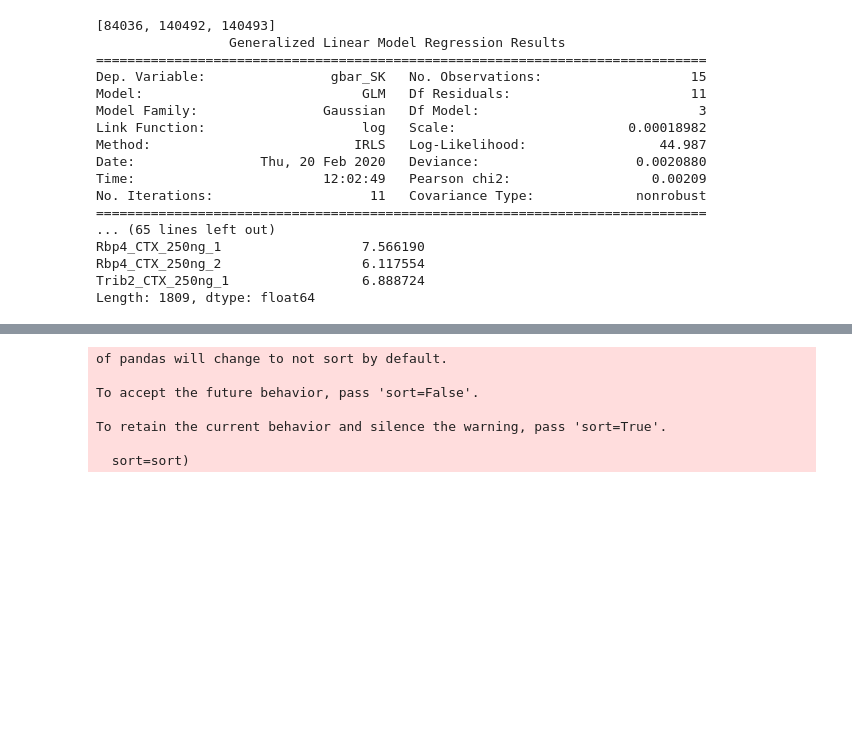
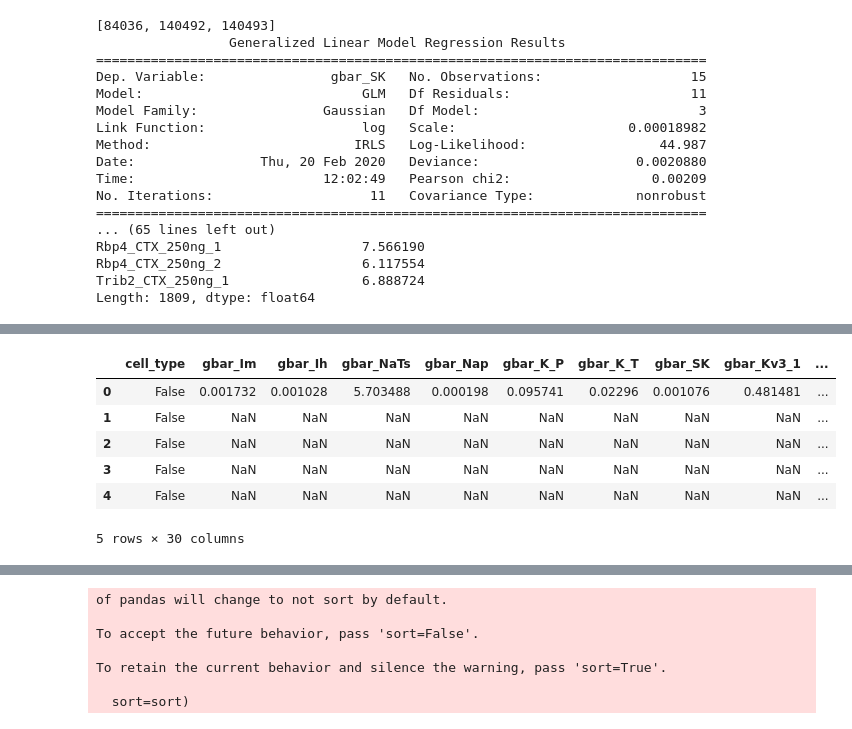
Before and after one commit to allen19981/Conductance_Parameter, a Jupyter notebook: Predictive_comparison_new.ipynb, the cells around one changed output, grey strips where cells are left out. Saved outputs shown, nothing was run; the diff lists cells and outputs as text; code cells hidden in the pictures; blank space fills up the shorter version.

```diff
--- a/Predictive_comparison_new.ipynb
+++ b/Predictive_comparison_new.ipynb
@@ -483,3 +482,13 @@ all_cell_features_annotated.loc[all_cell_features_annotated.cre_line == 'Cux2-Cr
+# %%
+all_cell_features_annotated.head()
+# %% [output]
+|  | cell_type | gbar_Im | gbar_Ih | gbar_NaTs | gbar_Nap | gbar_K_P | gbar_K_T | gbar_SK | gbar_Kv3_1 | ... |
+| 0 | False | 0.001732 | 0.001028 | 5.703488 | 0.000198 | 0.095741 | 0.02296 | 0.001076 | 0.481481 | ... |
+| 1 | False | NaN | NaN | NaN | NaN | NaN | NaN | NaN | NaN | ... |
+| 2 | False | NaN | NaN | NaN | NaN | NaN | NaN | NaN | NaN | ... |
+| 3 | False | NaN | NaN | NaN | NaN | NaN | NaN | NaN | NaN | ... |
+| 4 | False | NaN | NaN | NaN | NaN | NaN | NaN | NaN | NaN | ... |
+5 rows × 30 columns
 # %%
 new_df = tasic2016_meta.merge(df, left_on = 'sample_title', right_index = True)
 #new_df.loc[new_df['mouse_line'] == 'Pvalb']
```
Also changed, not shown: parts of 9 cells of this notebook.
